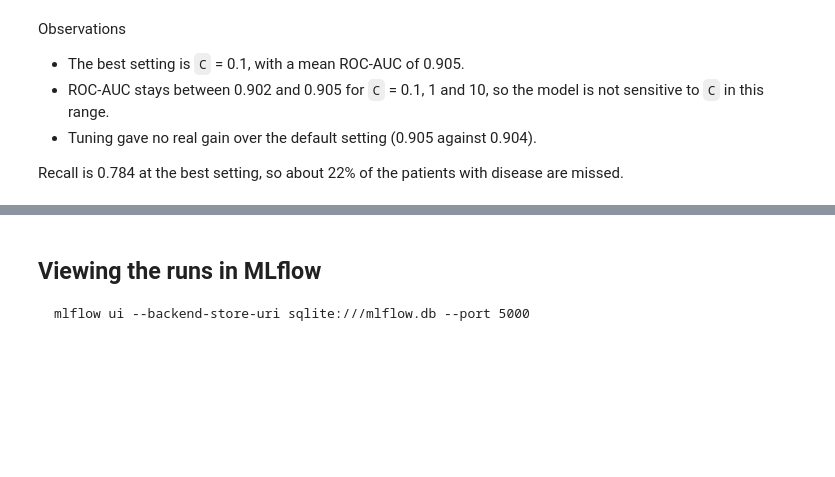
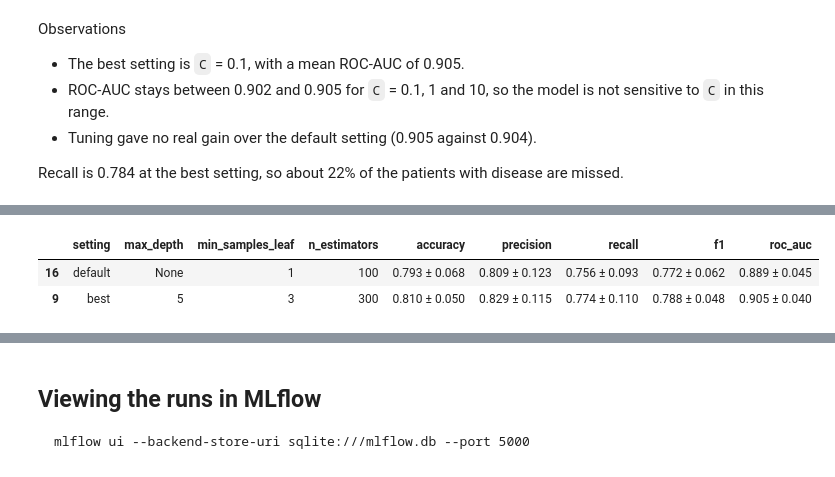
Before and after one commit to 2025ae05589/heart-disease-mlops, a Jupyter notebook: notebooks/02_model_development.ipynb, the cells around one changed output, grey strips where cells are left out. Saved outputs shown, nothing was run; the diff lists cells and outputs as text; code cells hidden in the pictures; blank space fills up the shorter version.

```diff
--- a/notebooks/02_model_development.ipynb
+++ b/notebooks/02_model_development.ipynb
@@ -223,0 +280,17 @@ are missed.
+# %%
+# default setting (no depth limit, 1 patient in a leaf, 100 trees) against
+# the best setting
+default_row = metrics_table[
+    (metrics_table["max_depth"] == "None")
+    & (metrics_table["min_samples_leaf"] == 1)
+    & (metrics_table["n_estimators"] == 100)
+]
+best_row = metrics_table.loc[[search.best_index_]]
+
+comparison = pd.concat([default_row, best_row])
+comparison.insert(0, "setting", ["default", "best"])
+readable_metrics(comparison)
+# %% [output]
+|  | setting | max_depth | min_samples_leaf | n_estimators | accuracy | precision | recall | f1 | roc_auc |
+| 16 | default | None | 1 | 100 | 0.793 ± 0.068 | 0.809 ± 0.123 | 0.756 ± 0.093 | 0.772 ± 0.062 | 0.889 ± 0.045 |
+| 9 | best | 5 | 3 | 300 | 0.810 ± 0.050 | 0.829 ± 0.115 | 0.774 ± 0.110 | 0.788 ± 0.048 | 0.905 ± 0.040 |
```
Also changed, not shown: parts of 9 cells of this notebook.
